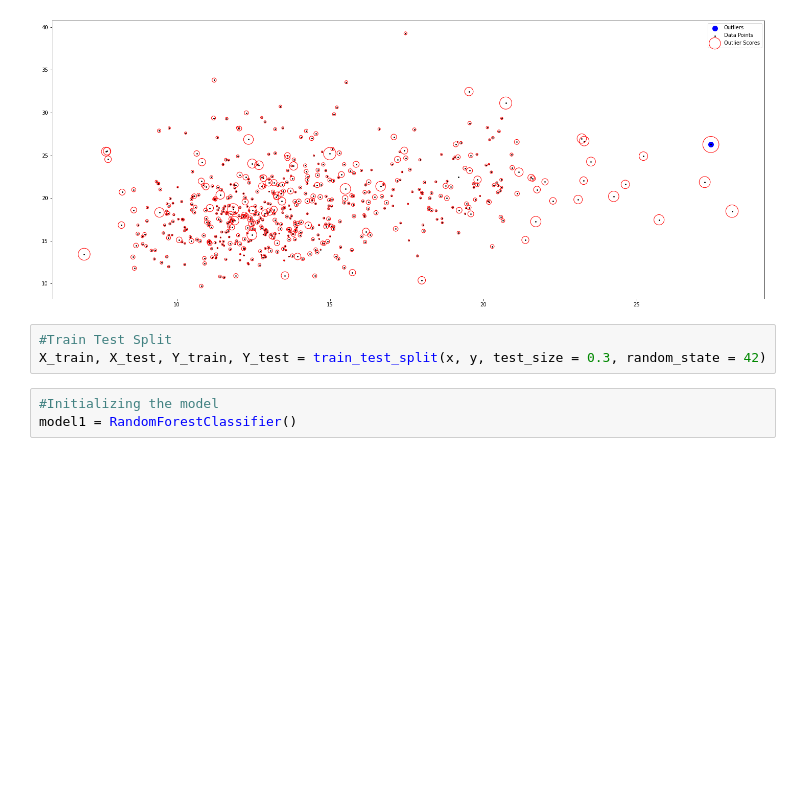
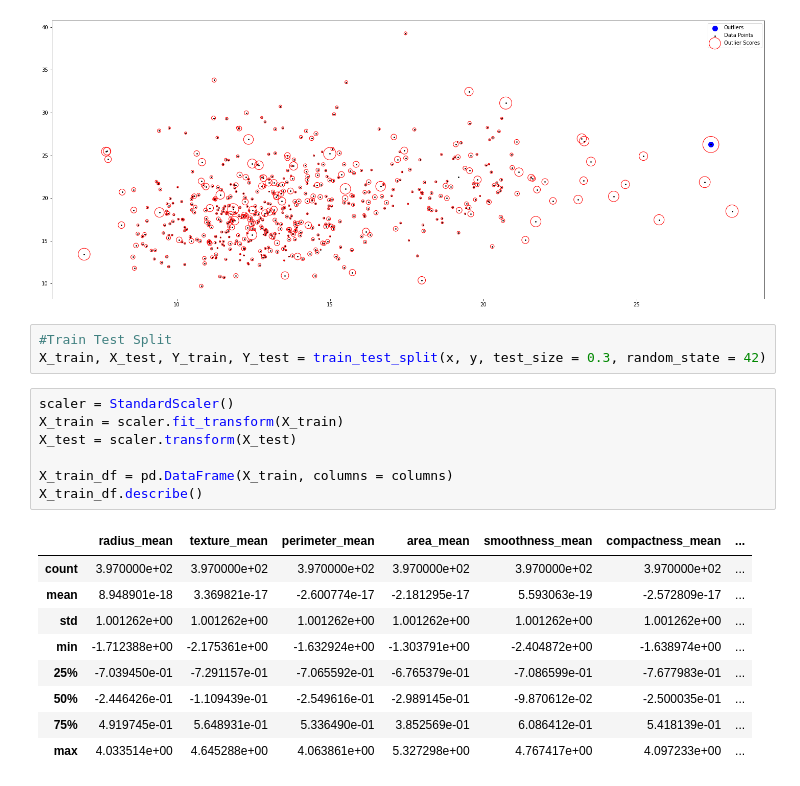
Before and after one commit to arslansevval/BreastCancerClassificationwithKNN, a Jupyter notebook: Breast_Cancer_Classification.ipynb, the cells around one changed output. Saved outputs shown, nothing was run; the diff lists cells and outputs as text; blank space fills up the shorter version.

```diff
--- a/Breast_Cancer_Classification.ipynb
+++ b/Breast_Cancer_Classification.ipynb
@@ -187,6 +188,20 @@ y = y.drop(outlier_index).values
 # %%
 #Train Test Split
 X_train, X_test, Y_train, Y_test = train_test_split(x, y, test_size = 0.3, random_state = 42)
-# %%
-#Initializing the model
-model1 = RandomForestClassifier()
+# %%
+scaler = StandardScaler()
+X_train = scaler.fit_transform(X_train)
+X_test = scaler.transform(X_test)
+
+X_train_df = pd.DataFrame(X_train, columns = columns)
+X_train_df.describe()
+# %% [output]
+|  | radius_mean | texture_mean | perimeter_mean | area_mean | smoothness_mean | compactness_mean | ... |
+| count | 3.970000e+02 | 3.970000e+02 | 3.970000e+02 | 3.970000e+02 | 3.970000e+02 | 3.970000e+02 | ... |
+| mean | 8.948901e-18 | 3.369821e-17 | -2.600774e-17 | -2.181295e-17 | 5.593063e-19 | -2.572809e-17 | ... |
+| std | 1.001262e+00 | 1.001262e+00 | 1.001262e+00 | 1.001262e+00 | 1.001262e+00 | 1.001262e+00 | ... |
+| min | -1.712388e+00 | -2.175361e+00 | -1.632924e+00 | -1.303791e+00 | -2.404872e+00 | -1.638974e+00 | ... |
+| 25% | -7.039450e-01 | -7.291157e-01 | -7.065592e-01 | -6.765379e-01 | -7.086599e-01 | -7.677983e-01 | ... |
+| 50% | -2.446426e-01 | -1.109439e-01 | -2.549616e-01 | -2.989145e-01 | -9.870612e-02 | -2.500035e-01 | ... |
+| 75% | 4.919745e-01 | 5.648931e-01 | 5.336490e-01 | 3.852569e-01 | 6.086412e-01 | 5.418139e-01 | ... |
+| max | 4.033514e+00 | 4.645288e+00 | 4.063861e+00 | 5.327298e+00 | 4.767417e+00 | 4.097233e+00 | ... |
```
Also changed, not shown: parts of 9 cells of this notebook.
